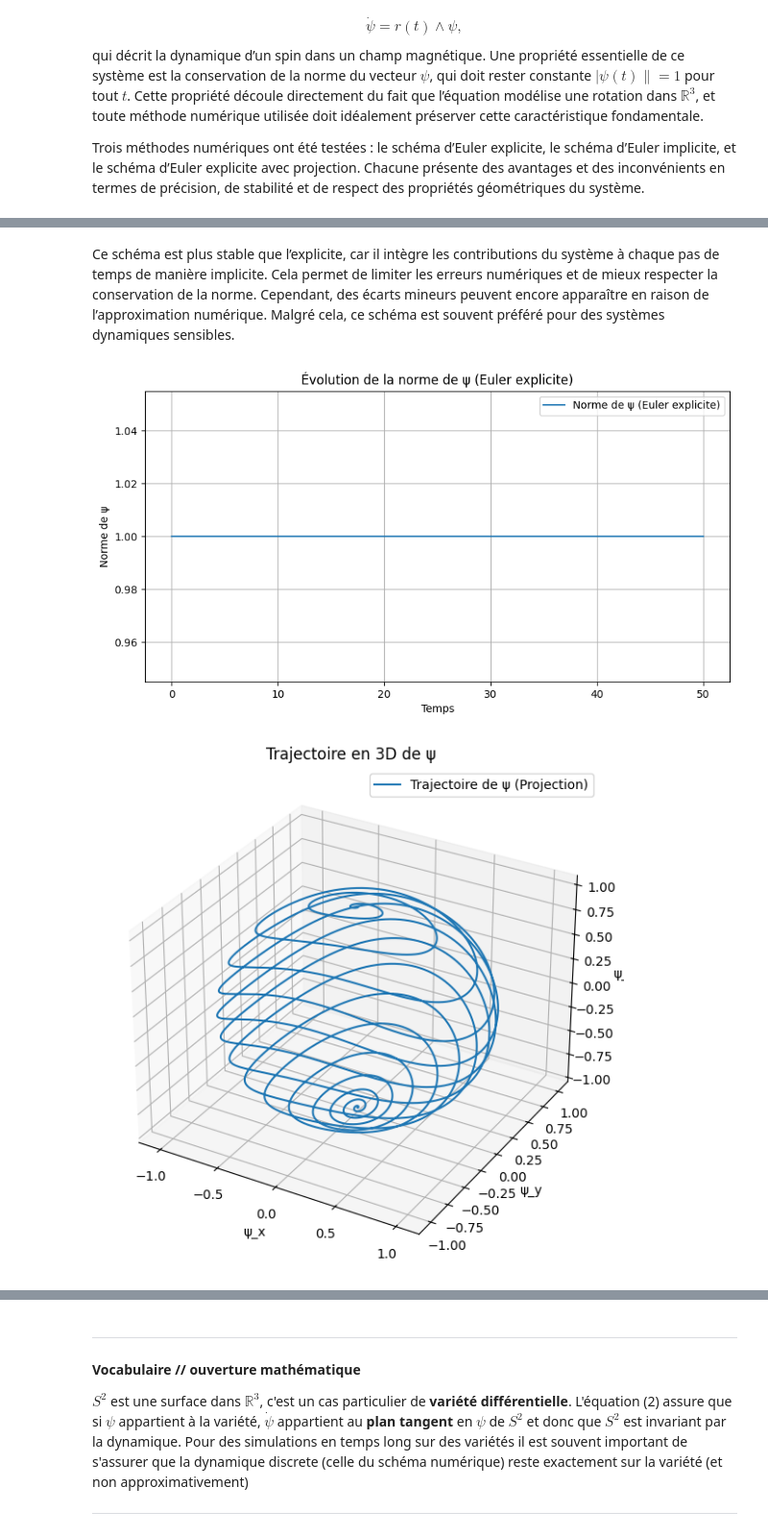
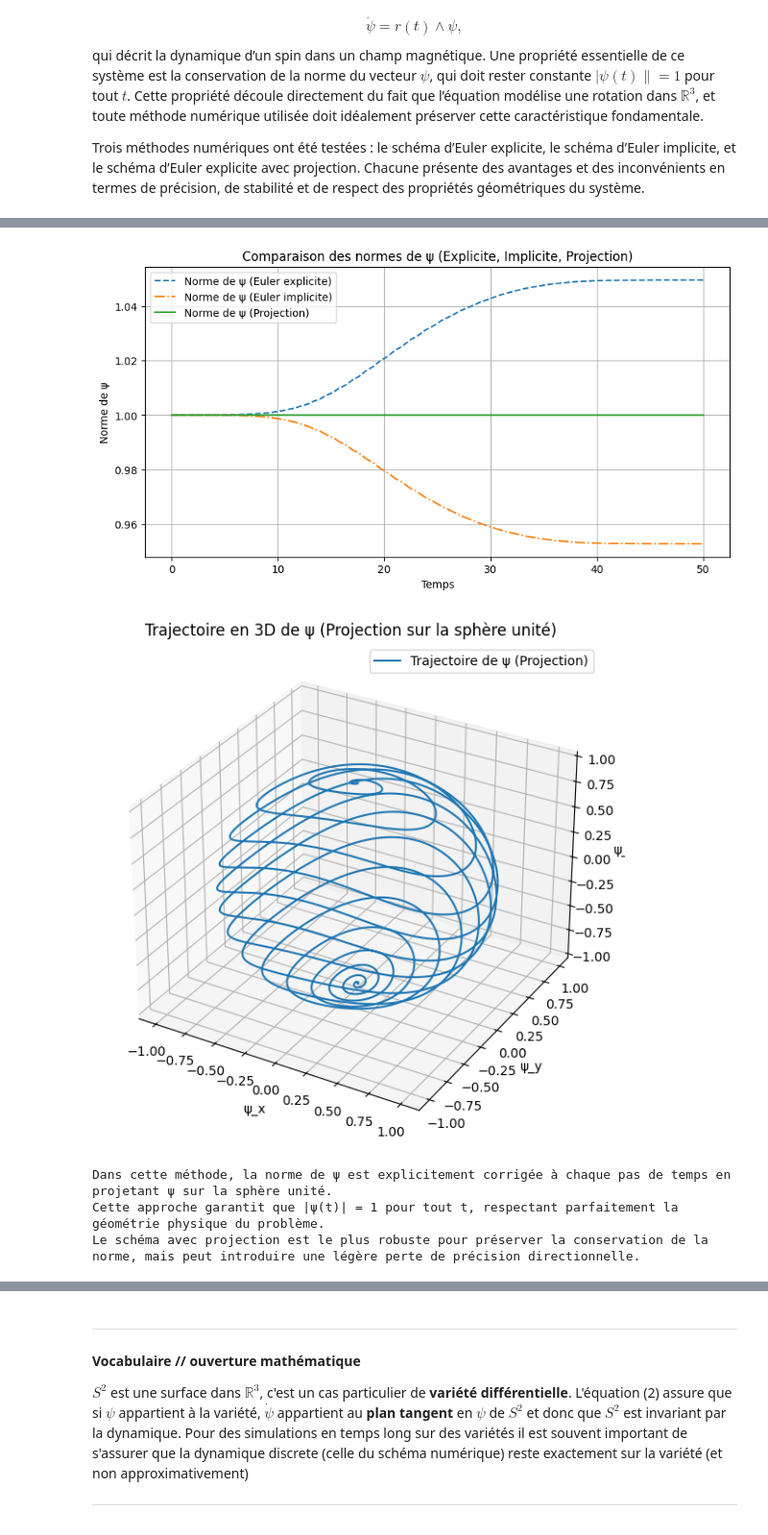
Before and after one commit to HBoiarsky/DM-equadiffs, a Jupyter notebook: Projet-2024.ipynb, the cells around one changed output, grey strips where cells are left out. Shown at 96% size. Drawn from its saved outputs; the diff is of its cells as text; code cells hidden in the pictures.

```diff
--- a/Projet-2024.ipynb
+++ b/Projet-2024.ipynb
@@ -226,7 +221,10 @@ qui décrit la dynamique d’un spin dans un champ magnétique. Une propriété
 
 Trois méthodes numériques ont été testées : le schéma d’Euler explicite, le schéma d’Euler implicite, et le schéma d’Euler explicite avec projection. Chacune présente des avantages et des inconvénients en termes de précision, de stabilité et de respect des propriétés géométriques du système.
 # %%
-# Données
+import numpy as np
+import matplotlib.pyplot as plt
+
+# Constantes globales
 T = 50
 E = 2
 delta = 1
@@ -235,12 +233,17 @@ t_0 = 0
 t_f = T
 psi_0 = np.array([0, 0, -1])
 
+# Matrices antisymétriques
 Omega_x = np.array([[0, 0, 0], [0, 0, -1], [0, 1, 0]])
 Omega_z = np.array([[0, -1, 0], [1, 0, 0], [0, 0, 0]])
 
 # Fonction u(t)
 def u(t):
     return (1 - np.cos(2 * np.pi * t / T)) * np.cos(E * t + np.sin(np.pi * t / T) / (np.pi / T))
+
+# Fonction pour calculer A_t
+def compute_A_t(t, E, delta):
+    return E * Omega_z + delta * u(t) * Omega_x
 
 # Schéma d'Euler explicite
 def euler_explicit(psi_0, t_0, t_f, E, delta, dt):
@@ -250,7 +253,7 @@ def euler_explicit(psi_0, t_0, t_f, E, delta, dt):
 
     for i in range(1, len(times)):
         t = times[i - 1]
-        A_t = E * Omega_z + delta * u(t) * Omega_x
+        A_t = compute_A_t(t, E, delta)
         psi[i] = psi[i - 1] + dt * A_t @ psi[i - 1]
     return times, psi
 
@@ -268,5 +271,8 @@ plt.legend()
 plt.title("Évolution de la norme de ψ (Euler explicite)")
 plt.grid()
 plt.show()
+
+# Interprétation
+print("Ce schéma est simple à mettre en œuvre, mais il introduit des erreurs d’accumulation au fil du temps. Ces erreurs peuvent entraîner une dérive de la norme , qui s’éloigne progressivement de 1 et qui converge vers 1,05. Cela se traduit par une trajectoire qui peut sortir de la sphère unité, ce qui est non physique. Bien que rapide à exécuter, cette méthode n’est pas adaptée pour des simulations longues ou lorsque la conservation des propriétés géométriques est cruciale.")
 # %% [output]
 [figure]
@@ -308,45 +336,50 @@ plt.show()
-# %% [markdown]
-Ce schéma est plus stable que l’explicite, car il intègre les contributions du système à chaque pas de temps de manière implicite. Cela permet de limiter les erreurs numériques et de mieux respecter la conservation de la norme. Cependant, des écarts mineurs peuvent encore apparaître en raison de l’approximation numérique. Malgré cela, ce schéma est souvent préféré pour des systèmes dynamiques sensibles.
 # %%
 # Schéma d'Euler explicite avec projection
-def euler_explicit(psi_0, t_0, t_f, E, delta, dt):
+def euler_explicit_with_projection(psi_0, t_0, t_f, E, delta, dt):
     times = np.arange(t_0, t_f, dt)
     psi = np.zeros((len(times), 3))
     psi[0] = psi_0
 
     for i in range(1, len(times)):
         t = times[i - 1]
-        A_t = E * Omega_z + delta * u(t) * Omega_x
+        A_t = compute_A_t(t, E, delta)
         psi_next = psi[i - 1] + dt * A_t @ psi[i - 1]
-        psi[i] = psi_next / np.linalg.norm(psi_next)
+        psi[i] = psi_next / np.linalg.norm(psi_next)  # Projection sur la sphère unité
     return times, psi
 
 # Résolution et tracé
-times, psi_projete = euler_explicit(psi_0, t_0, t_f, E, delta, dt)
+times, psi_projete = euler_explicit_with_projection(psi_0, t_0, t_f, E, delta, dt)
 
-# Norme de ψ
-norms_explicit = np.linalg.norm(psi_projete, axis=1)
-
+# Comparaison des normes
 plt.figure(figsize=(10, 5))
-plt.plot(times, norms_explicit, label="Norme de ψ (Euler explicite)")
+plt.plot(times, norms_explicit, label="Norme de ψ (Euler explicite)", linestyle="--")
+plt.plot(times, norms_implicit, label="Norme de ψ (Euler implicite)", linestyle="-.")
+plt.plot(times, np.linalg.norm(psi_projete, axis=1), label="Norme de ψ (Projection)", linestyle="-")
 plt.xlabel("Temps")
 plt.ylabel("Norme de ψ")
 plt.legend()
-plt.title("Évolution de la norme de ψ (Euler explicite)")
+plt.title("Comparaison des normes de ψ (Explicite, Implicite, Projection)")
 plt.grid()
 plt.show()
-
 
 # Tracé de la trajectoire en 3D
 fig = plt.figure(figsize=(10, 7))
 ax = fig.add_subplot(111, projection='3d')
-ax.plot(psi_explicit[:, 0], psi_explicit[:, 1], psi_explicit[:, 2], label="Trajectoire de ψ (Projection)")
+ax.plot(psi_projete[:, 0], psi_projete[:, 1], psi_projete[:, 2], label="Trajectoire de ψ (Projection)")
 ax.set_xlabel("ψ_x")
 ax.set_ylabel("ψ_y")
 ax.set_zlabel("ψ_z")
 ax.legend()
-plt.title("Trajectoire en 3D de ψ")
+plt.title("Trajectoire en 3D de ψ (Projection sur la sphère unité)")
 plt.show()
+
+# Interprétation
+print("Dans cette méthode, la norme de ψ est explicitement corrigée à chaque pas de temps en projetant ψ sur la sphère unité.")
+print("Cette approche garantit que |ψ(t)| = 1 pour tout t, respectant parfaitement la géométrie physique du problème.")
+print("Le schéma avec projection est le plus robuste pour préserver la conservation de la norme, mais peut introduire une légère perte de précision directionnelle.")
 # %% [output]
-[figure, old version]
+[figure, new version]
-[figure, old version]
+[figure, new version]
+Dans cette méthode, la norme de ψ est explicitement corrigée à chaque pas de temps en projetant ψ sur la sphère unité.
+Cette approche garantit que |ψ(t)| = 1 pour tout t, respectant parfaitement la géométrie physique du problème.
+Le schéma avec projection est le plus robuste pour préserver la conservation de la norme, mais peut introduire une légère perte de précision directionnelle.
```
Also changed, not shown: parts of 11 cells of this notebook.
